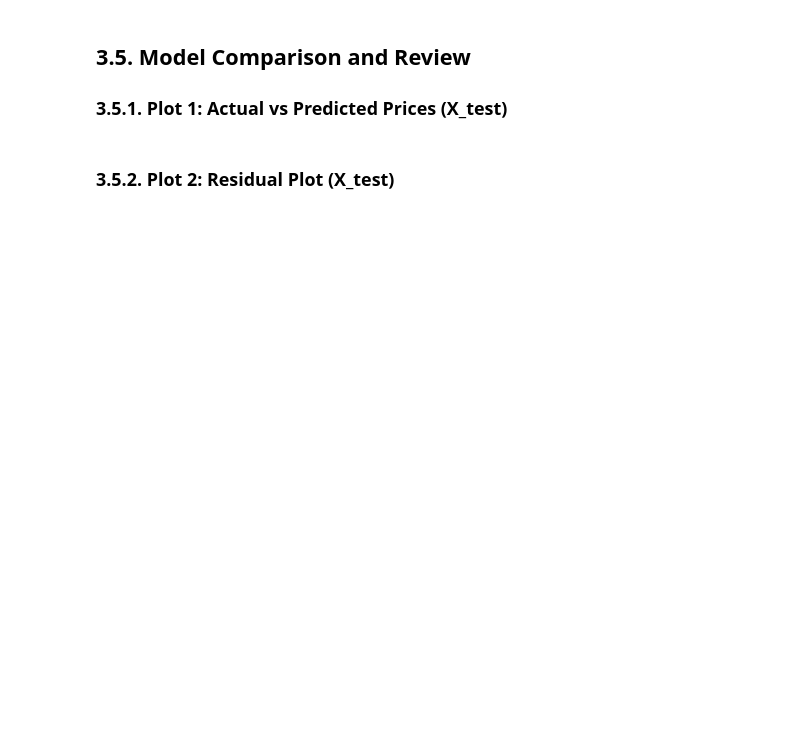
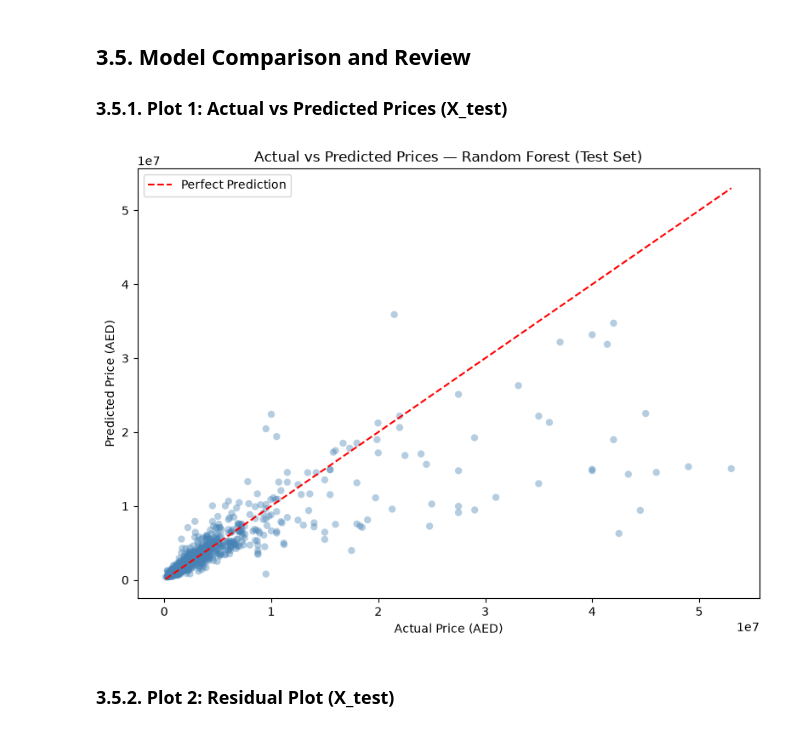
Before and after one commit to Jan-Hrusa/CSCI323_Project, a Jupyter notebook: CSCI323_PROJECT.ipynb, the cells around one changed output. Cells and saved outputs as stored; diff of their text form; code cells hidden in the pictures; blank space fills up the shorter version.

```diff
--- a/CSCI323_PROJECT.ipynb
+++ b/CSCI323_PROJECT.ipynb
@@ -642,14 +692,26 @@ print(f" Improvement over baseline: {best_tuned_score - cv_results[best_tuned_na
 final_model = best_tuned_estimators[best_tuned_name]
 final_model.fit(X_train, y_train)
 
-final_predictions = final_model.predict(X_test)
+# Make predictions (these are in log scale because y was log-transformed)
+final_predictions_log = final_model.predict(X_test)
+
+# Convert predictions and actual values back to original AED scale
+final_predictions = np.expm1(final_predictions_log)   # inverse log
+y_test_original   = np.expm1(y_test)
 
 # R2 = how much of the price variation our model explains (higher = better)
 # RMSE = average prediction error in the same units as price (lower = better)
-true_r2   = r2_score(y_test, final_predictions)
-true_rmse = np.sqrt(mean_squared_error(y_test, final_predictions))
+# Evaluating in original price scale
+true_r2   = r2_score(y_test_original, final_predictions)
+true_rmse = np.sqrt(mean_squared_error(y_test_original, final_predictions))
+true_mae  = mean_absolute_error(y_test_original, final_predictions)
 
 print(f" Final Model Performance Report (Tuned):")
-print(f"   - Selected Model : {best_tuned_name}")
-print(f"   - True R2 Score  (X_test): {true_r2:.4f}")
-print(f"   - True RMSE      (X_test): {true_rmse:.2f}\n")
+print(f"   - Selected Model          : {best_tuned_name}")
+print(f"   - Test R²  (Original AED) : {true_r2:.4f}")
+print(f"   - Test RMSE (Original AED): {true_rmse:,.0f} AED")
+print(f"   - Test MAE  (Original AED): {true_mae:,.0f} AED\n")
+
+# Optional: Also show performance on log scale for comparison
+log_r2 = r2_score(y_test, final_predictions_log)
+print(f"   (Log-scale R² for reference: {log_r2:.4f})")
@@ -694,20 +788,30 @@ plt.show()
 ## 3.5. Model Comparison and Review
 ### 3.5.1. Plot 1: Actual vs Predicted Prices (X_test)
 # %%
+# ==================== 3.5.1. Actual vs Predicted Prices (Original Scale) ====================
 # each dot = one property, x = real price, y = what our model guessed
 # the red line = perfect predictions, dots close to it = good predictions
+# Use the original AED values for both axes (much more interpretable)
+y_test_original = np.expm1(y_test)
+final_predictions = np.expm1(final_predictions_log)   # make sure this variable exists
+
 plt.figure(figsize=(8, 6))
-plt.scatter(y_test, final_predictions, alpha=0.4, color='steelblue', edgecolors='none')
-plt.plot([y_test.min(), y_test.max()],
-         [y_test.min(), y_test.max()],
+plt.scatter(y_test_original, final_predictions, alpha=0.4, color='steelblue', edgecolors='none')
+
+# Perfect prediction line
+min_val = min(y_test_original.min(), final_predictions.min())
+max_val = max(y_test_original.max(), final_predictions.max())
+plt.plot([min_val, max_val], [min_val, max_val],
          color='red', linewidth=1.5, linestyle='--', label='Perfect Prediction')
 
 plt.xlabel('Actual Price (AED)')
 plt.ylabel('Predicted Price (AED)')
-plt.title('Actual vs Predicted Prices — Random Forest (X_test)')
+plt.title(f'Actual vs Predicted Prices — {best_tuned_name} (Test Set)')
 plt.legend()
 plt.tight_layout()
 plt.show()
+# %% [output]
+[figure, added]
 # %% [markdown]
 ### 3.5.2. Plot 2: Residual Plot (X_test)
 # %%
```
Also changed, not shown: parts of 10 cells of this notebook.
